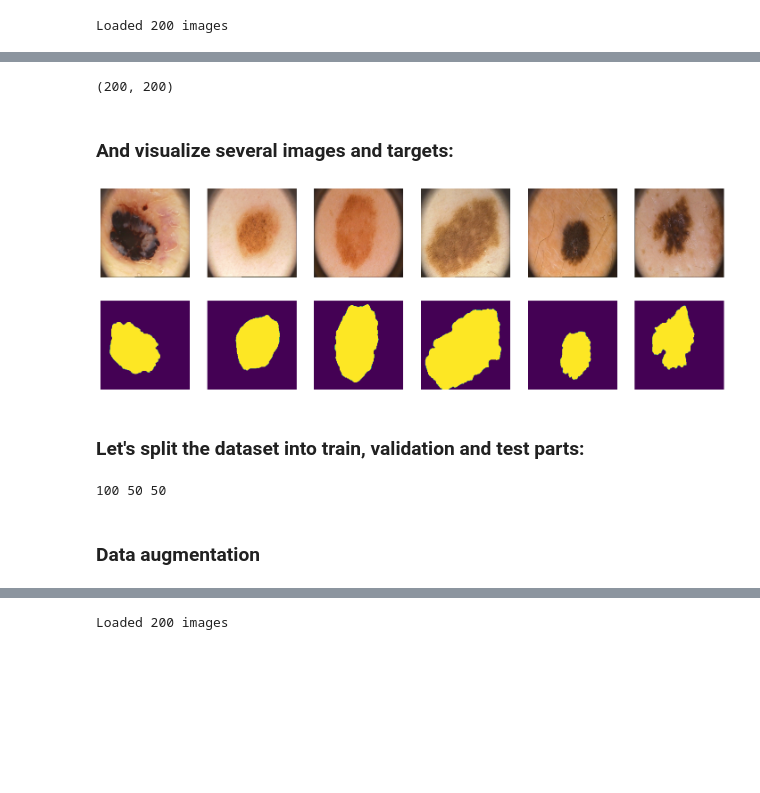
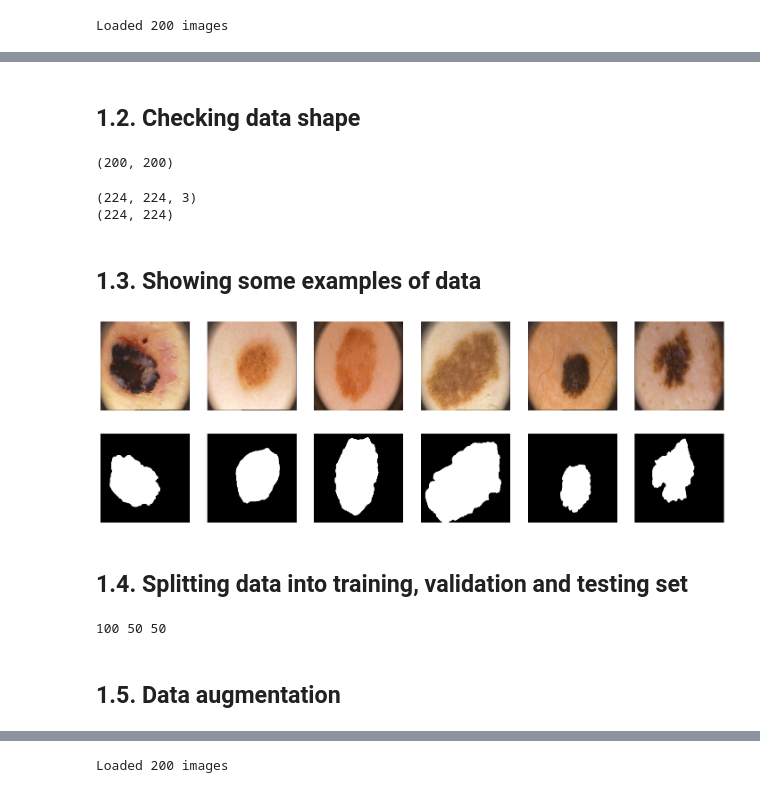
Before and after one commit to Trunkg0d/Medical-Image-Segmentation, a Jupyter notebook: notebooks/ph2-segmentation.ipynb, the cells around one changed output, grey strips where cells are left out. Saved outputs shown, nothing was run; the diff lists cells and outputs as text; code cells hidden in the pictures; blank space fills up the shorter version.

Commit message:
refactor: refactor ph2 notebook and weight of trained model

```diff
--- a/notebooks/ph2-segmentation.ipynb
+++ b/notebooks/ph2-segmentation.ipynb
@@ -36,27 +36,35 @@ Loaded 200 images
+# %% [markdown]
+## 1.2. Checking data shape
 # %%
 len(images), len(lesions)
 # %% [output]
 (200, 200)
-# %% [markdown]
-### And visualize several images and targets:
+# %%
+print(X[0].shape)
+print(Y[0].shape)
+# %% [output]
+(224, 224, 3)
+(224, 224)
+# %% [markdown]
+## 1.3. Showing some examples of data
 # %%
 import matplotlib.pyplot as plt
 from IPython.display import clear_output
 
 plt.figure(figsize=(18, 6))
 for i in range(6):
     plt.subplot(2, 6, i+1)
     plt.axis("off")
     plt.imshow(X[i])
 
     plt.subplot(2, 6, i+7)
     plt.axis("off")
-    plt.imshow(Y[i])
+    plt.imshow(Y[i], cmap = "gray")
 plt.show();
 # %% [output]
-[figure, old version]
+[figure, new version]
-# %% [markdown]
-### Let's split the dataset into train, validation and test parts:
+# %% [markdown]
+## 1.4. Splitting data into training, validation and testing set
 # %%
 ix = np.random.choice(len(X), len(X), False)
 tr, val, ts = np.split(ix, [100, 150])
@@ -65,7 +73,7 @@ print(len(tr), len(val), len(ts))
 # %% [output]
 100 50 50
 # %% [markdown]
-### Data augmentation
+## 1.5. Data augmentation
 # %%
 import random
 import cv2
```
Also changed, not shown: parts of 69 cells of this notebook, 1 other file.
